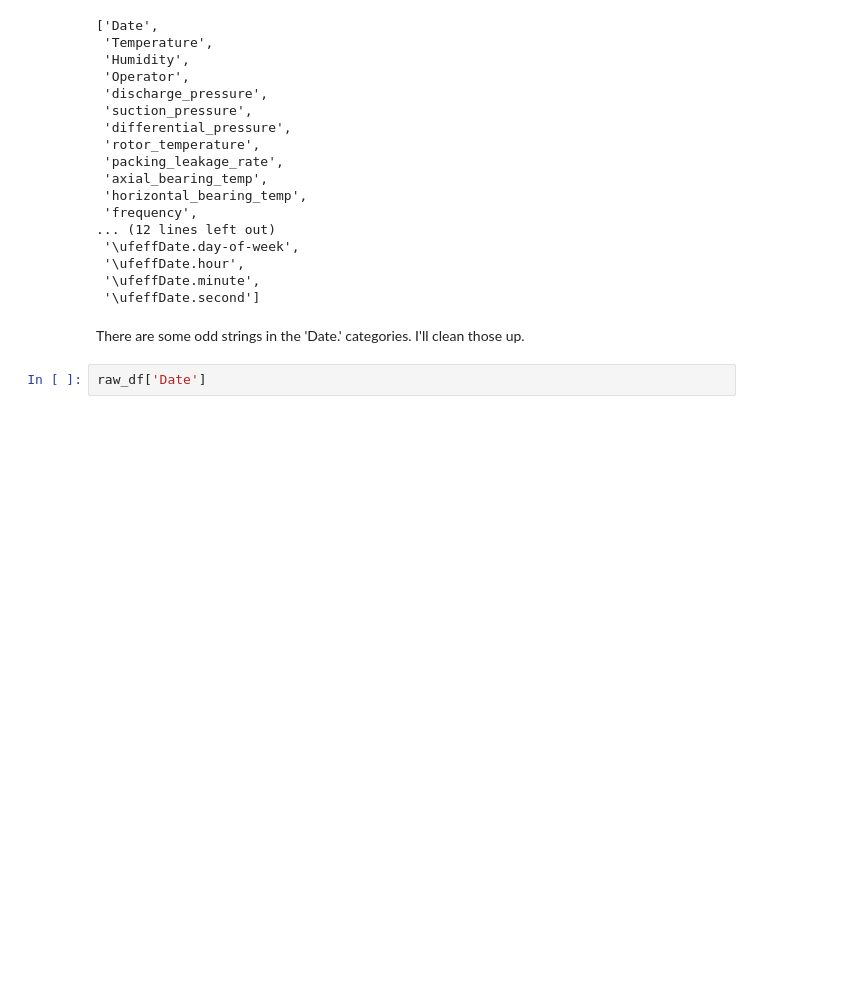
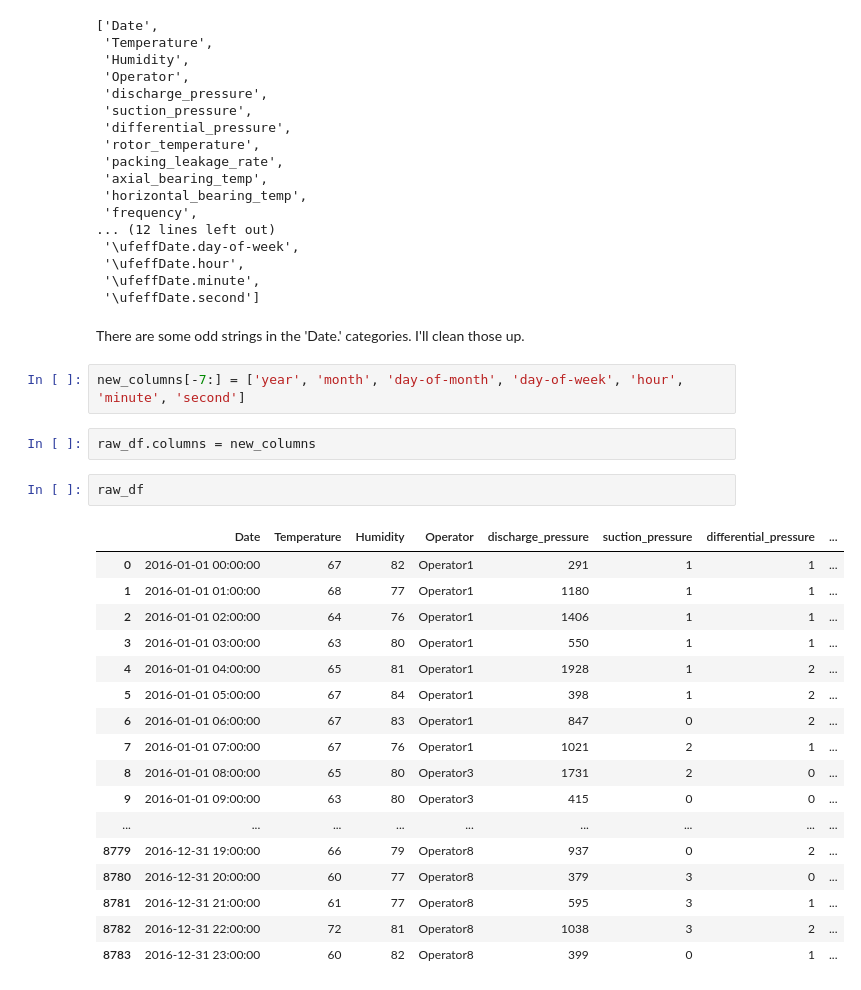
Before and after one commit to kurtrm/predicting_equipment_failure, a Jupyter notebook: equipment_failure_notebook.ipynb, the cells around one changed output. Saved outputs shown, nothing was run; the diff lists cells and outputs as text; blank space fills up the shorter version.

Commit message:
Minor cleaning. Column headers finished.

```diff
--- a/equipment_failure_notebook.ipynb
+++ b/equipment_failure_notebook.ipynb
@@ -78,6 +78,27 @@ new_columns
  '\ufeffDate.second']
 # %% [markdown]
 There are some odd strings in the 'Date.' categories. I'll clean those up.
+# %%
+new_columns[-7:] = ['year', 'month', 'day-of-month', 'day-of-week', 'hour', 'minute', 'second']
+# %%
+raw_df.columns = new_columns
 # %%
-raw_df['Date']
+raw_df
 # %% [output]
+|  | Date | Temperature | Humidity | Operator | discharge_pressure | suction_pressure | differential_pressure | ... |
+| 0 | 2016-01-01 00:00:00 | 67 | 82 | Operator1 | 291 | 1 | 1 | ... |
+| 1 | 2016-01-01 01:00:00 | 68 | 77 | Operator1 | 1180 | 1 | 1 | ... |
+| 2 | 2016-01-01 02:00:00 | 64 | 76 | Operator1 | 1406 | 1 | 1 | ... |
+| 3 | 2016-01-01 03:00:00 | 63 | 80 | Operator1 | 550 | 1 | 1 | ... |
+| 4 | 2016-01-01 04:00:00 | 65 | 81 | Operator1 | 1928 | 1 | 2 | ... |
+| 5 | 2016-01-01 05:00:00 | 67 | 84 | Operator1 | 398 | 1 | 2 | ... |
+| 6 | 2016-01-01 06:00:00 | 67 | 83 | Operator1 | 847 | 0 | 2 | ... |
+| 7 | 2016-01-01 07:00:00 | 67 | 76 | Operator1 | 1021 | 2 | 1 | ... |
+| 8 | 2016-01-01 08:00:00 | 65 | 80 | Operator3 | 1731 | 2 | 0 | ... |
+| 9 | 2016-01-01 09:00:00 | 63 | 80 | Operator3 | 415 | 0 | 0 | ... |
+| ... | ... | ... | ... | ... | ... | ... | ... | ... |
+| 8779 | 2016-12-31 19:00:00 | 66 | 79 | Operator8 | 937 | 0 | 2 | ... |
+| 8780 | 2016-12-31 20:00:00 | 60 | 77 | Operator8 | 379 | 3 | 0 | ... |
+| 8781 | 2016-12-31 21:00:00 | 61 | 77 | Operator8 | 595 | 3 | 1 | ... |
+| 8782 | 2016-12-31 22:00:00 | 72 | 81 | Operator8 | 1038 | 3 | 2 | ... |
+| 8783 | 2016-12-31 23:00:00 | 60 | 82 | Operator8 | 399 | 0 | 1 | ... |
```
Also changed, not shown: parts of 1 cell of this notebook.
